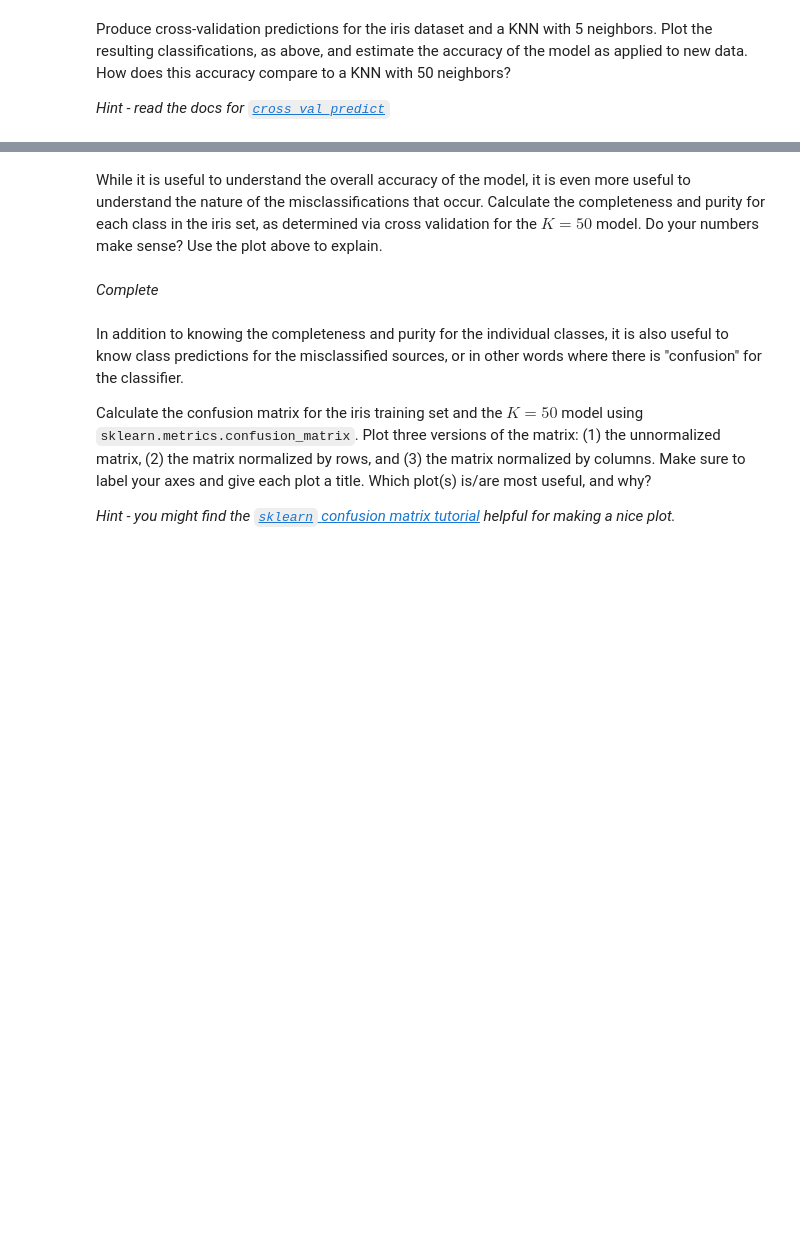
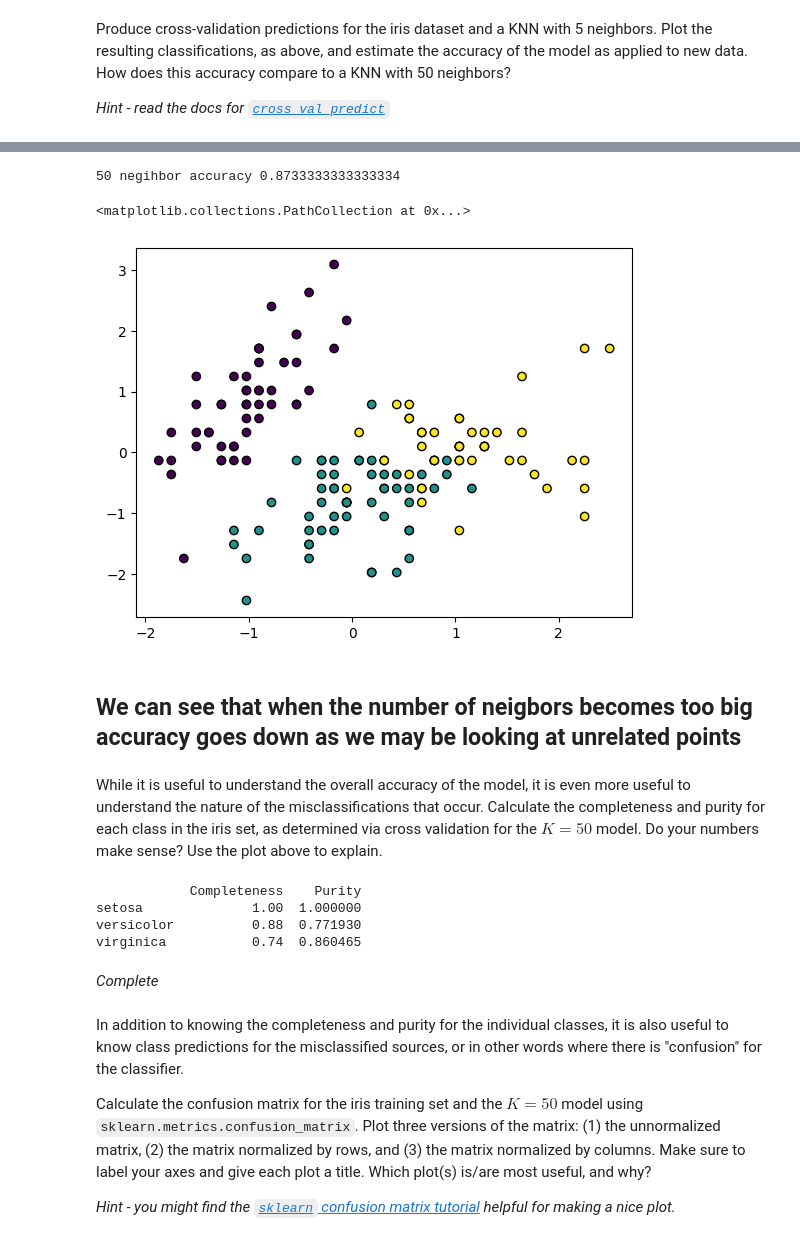
Before and after one commit to ASTR154/classification, a Jupyter notebook: classification.ipynb, the cells around one changed output, grey strips where cells are left out. Cells and saved outputs as stored; diff of their text form; code cells hidden in the pictures; blank space fills up the shorter version.

Commit message:
Finished ... i hope

```diff
--- a/classification.ipynb
+++ b/classification.ipynb
@@ -56,2 +147,16 @@ Produce cross-validation predictions for the iris dataset and a KNN with 5 neigh
+# %%
+#50 neighbors
+knn50 = neighbors.KNeighborsClassifier(n_neighbors=50)
+y_pred50 = cross_val_predict(knn50, X_scaled, y, cv=5)     # predictions on each fold
+acc50 = np.mean(cross_val_score(knn50, X_scaled, y, cv=5))  # CV accuracy
+print("50 negihbor accuracy",acc50)
+#plotting for 50 neigbors
+plt.scatter(X_scaled[:, 0], X_scaled[:, 1], c=y_pred50, cmap='viridis', edgecolor='k')
+# %% [output]
+50 negihbor accuracy 0.8733333333333334
+<matplotlib.collections.PathCollection at 0x...>
+[figure, added]
+# %% [markdown]
+## We can see that when the number of neigbors becomes too big accuracy goes down as we may be looking at unrelated points
 # %% [markdown]
 While it is useful to understand the overall accuracy of the model, it is even more useful to understand the nature of the misclassifications that occur. Calculate the completeness and purity for each class in the iris set, as determined via cross validation for the $K = 50$ model. Do your numbers make sense? Use the plot above to explain.
@@ -64,3 +163,24 @@ While it is useful to understand the overall accuracy of the model, it is even m
+# %%
+from sklearn.metrics import confusion_matrix
+cm = confusion_matrix(y, y_pred50)
+
+# i really hope this is the right way to find it and there isnt a function im supposed to use
+completeness = np.diag(cm) / np.sum(cm, axis=1)
+purity      = np.diag(cm) / np.sum(cm, axis=0)
+
+
+
+metrics_df = pd.DataFrame({
+    'Completeness': completeness,
+    'Purity': purity
+}, index=iris.target_names)
+
+print(metrics_df)
+# %% [output]
+            Completeness    Purity
+setosa              1.00  1.000000
+versicolor          0.88  0.771930
+virginica           0.74  0.860465
 # %% [markdown]
 *Complete*
 # %% [markdown]
```
Also changed, not shown: parts of 21 cells of this notebook.
